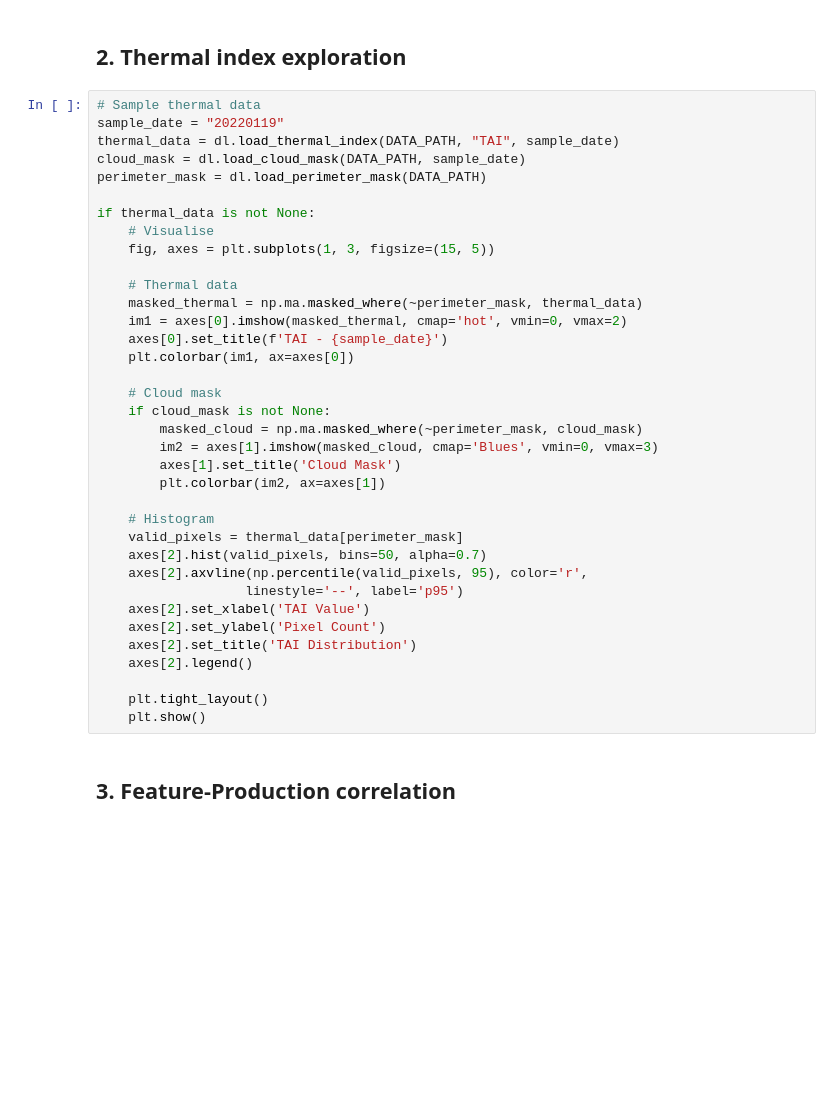
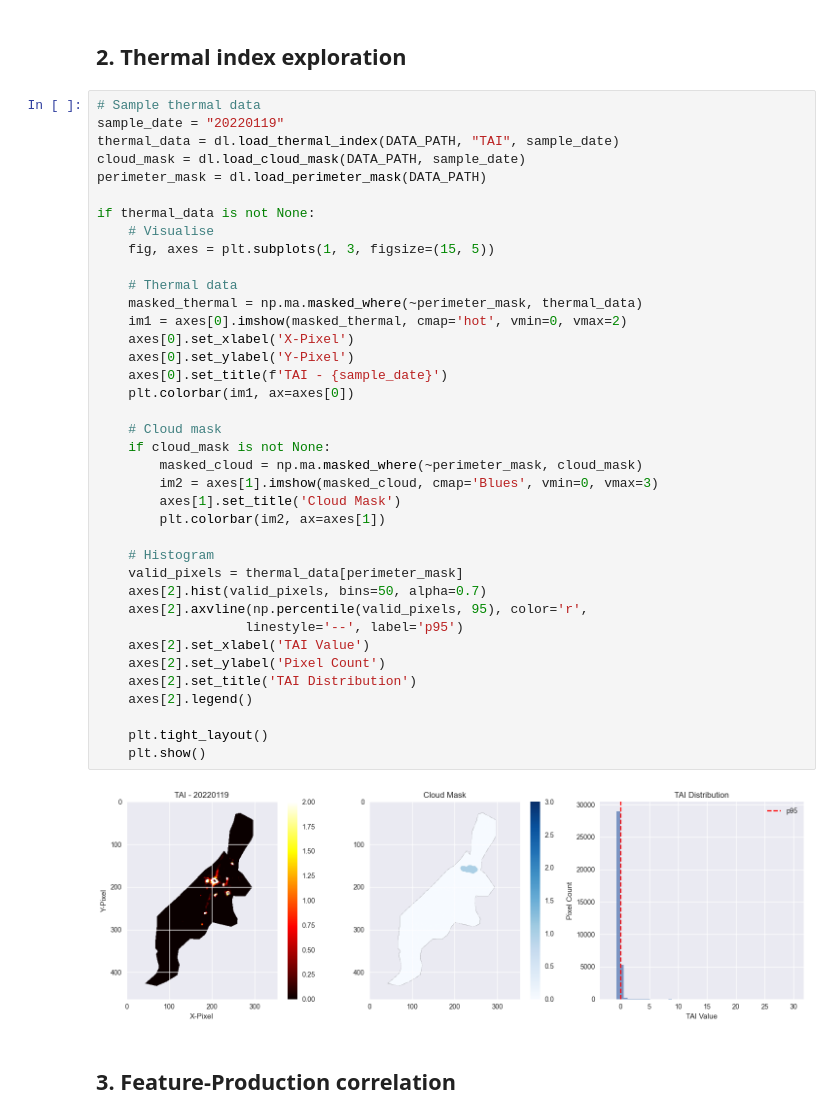
Before and after one commit to mbkers/gijon-pig-iron-prediction, a Jupyter notebook: notebooks/01_eda.ipynb, the cells around one changed output. Saved outputs shown, nothing was run; the diff lists cells and outputs as text; blank space fills up the shorter version.

```diff
--- a/notebooks/01_eda.ipynb
+++ b/notebooks/01_eda.ipynb
@@ -66,33 +91,37 @@ perimeter_mask = dl.load_perimeter_mask(DATA_PATH)
 
 if thermal_data is not None:
     # Visualise
     fig, axes = plt.subplots(1, 3, figsize=(15, 5))
 
     # Thermal data
     masked_thermal = np.ma.masked_where(~perimeter_mask, thermal_data)
     im1 = axes[0].imshow(masked_thermal, cmap='hot', vmin=0, vmax=2)
+    axes[0].set_xlabel('X-Pixel')
+    axes[0].set_ylabel('Y-Pixel')
     axes[0].set_title(f'TAI - {sample_date}')
     plt.colorbar(im1, ax=axes[0])
 
     # Cloud mask
     if cloud_mask is not None:
         masked_cloud = np.ma.masked_where(~perimeter_mask, cloud_mask)
         im2 = axes[1].imshow(masked_cloud, cmap='Blues', vmin=0, vmax=3)
         axes[1].set_title('Cloud Mask')
         plt.colorbar(im2, ax=axes[1])
 
     # Histogram
     valid_pixels = thermal_data[perimeter_mask]
     axes[2].hist(valid_pixels, bins=50, alpha=0.7)
     axes[2].axvline(np.percentile(valid_pixels, 95), color='r',
                    linestyle='--', label='p95')
     axes[2].set_xlabel('TAI Value')
     axes[2].set_ylabel('Pixel Count')
     axes[2].set_title('TAI Distribution')
     axes[2].legend()
 
     plt.tight_layout()
     plt.show()
+# %% [output]
+[figure, added]
 # %% [markdown]
 ## 3. Feature-Production correlation
 # %%
```
Also changed, not shown: parts of 5 cells of this notebook, 2 other files.
